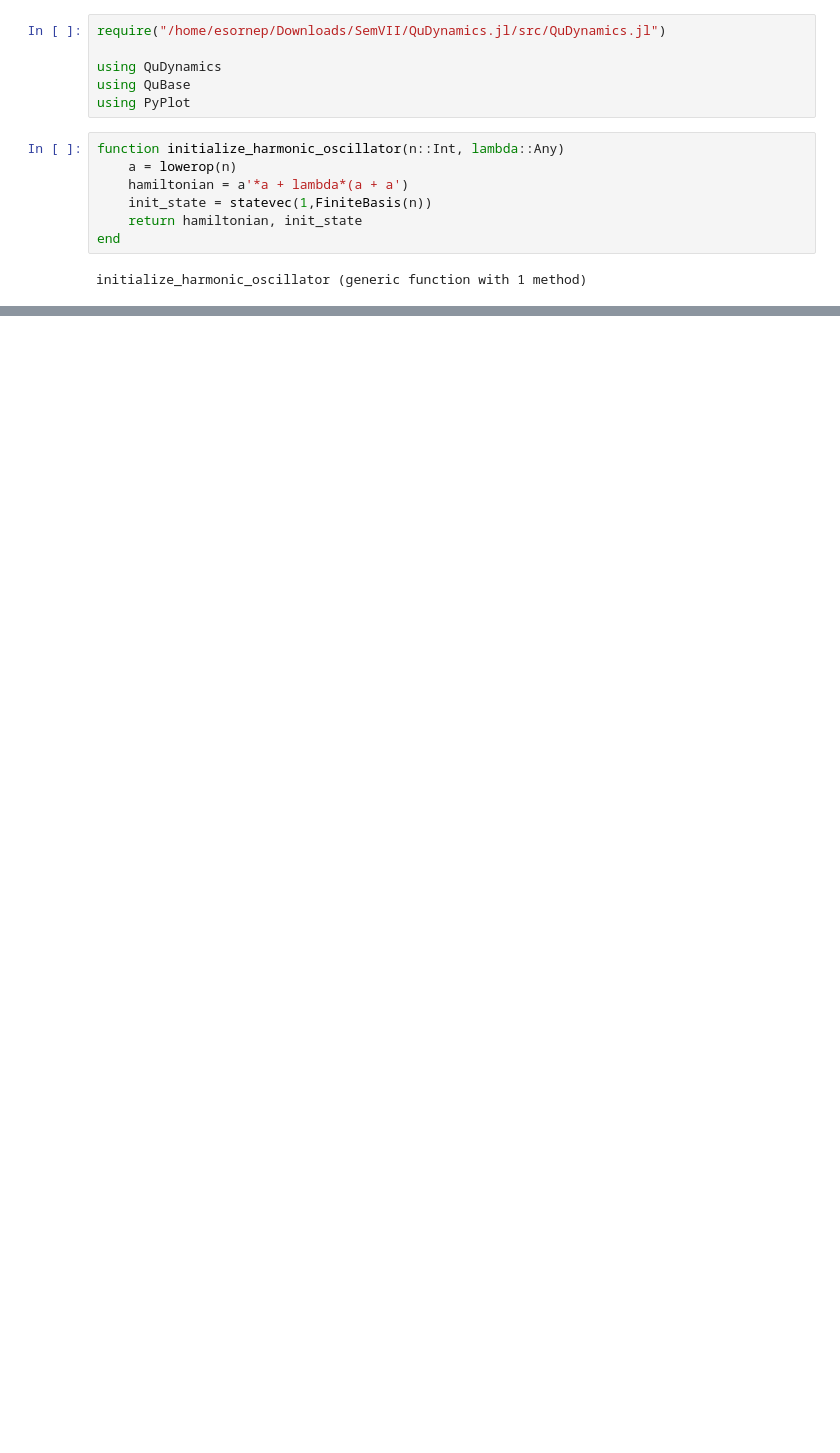
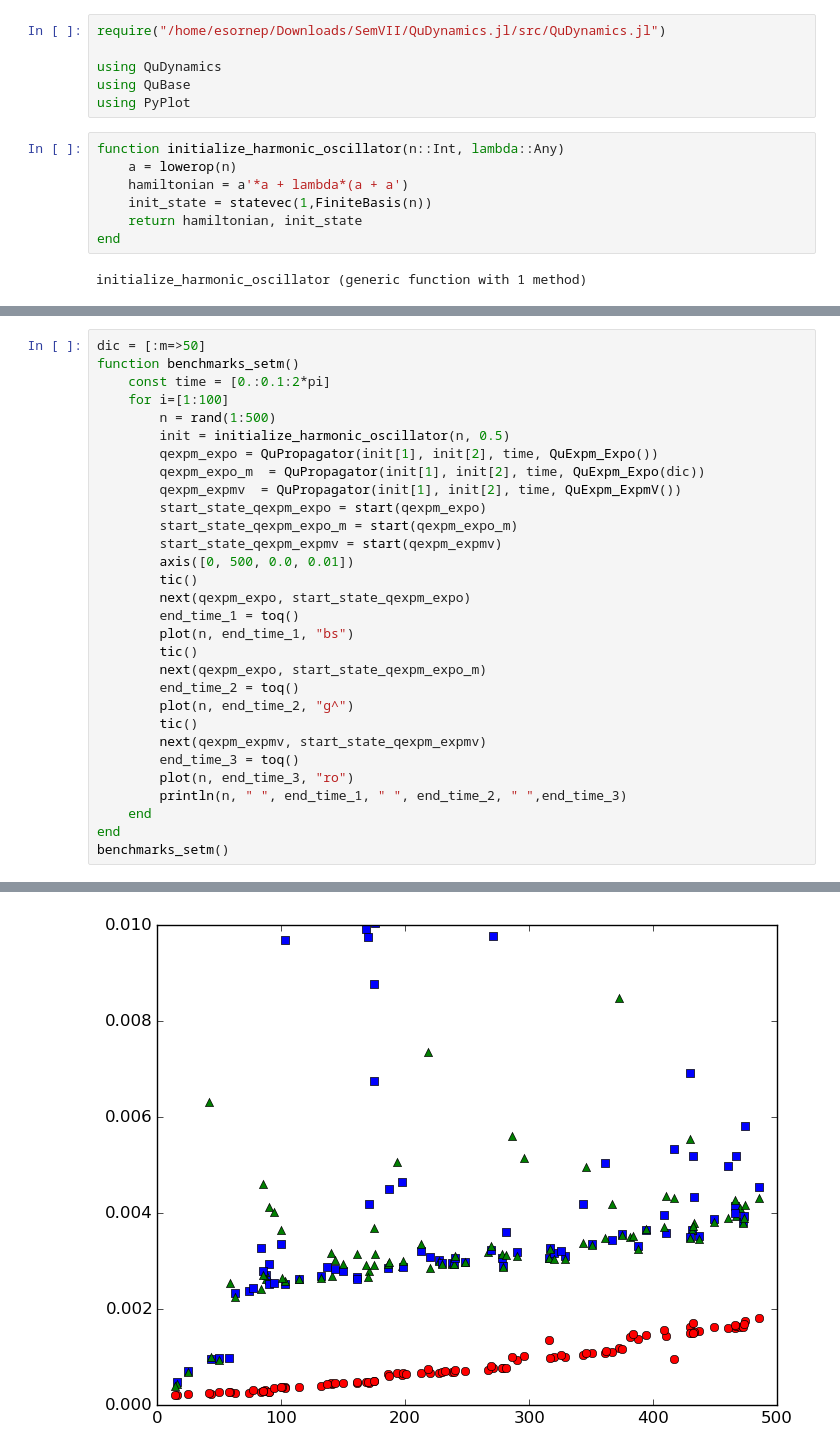
Before and after one commit to amitjamadagni/Notes-Notebooks, a Jupyter notebook: Notebooks/Timing analysis using different packages.ipynb, the cells around one changed output, grey strips where cells are left out. Drawn from its saved outputs; the diff is of its cells as text; blank space fills up the shorter version.

```diff
--- a/Notebooks/Timing analysis using different packages.ipynb
+++ b/Notebooks/Timing analysis using different packages.ipynb
@@ -57,0 +58,31 @@ benchmarks()
+# %%
+dic = [:m=>50]
+function benchmarks_setm()
+    const time = [0.:0.1:2*pi]
+    for i=[1:100]
+        n = rand(1:500)
+        init = initialize_harmonic_oscillator(n, 0.5)
+        qexpm_expo = QuPropagator(init[1], init[2], time, QuExpm_Expo())
+        qexpm_expo_m  = QuPropagator(init[1], init[2], time, QuExpm_Expo(dic))
+        qexpm_expmv  = QuPropagator(init[1], init[2], time, QuExpm_ExpmV())
+        start_state_qexpm_expo = start(qexpm_expo)
+        start_state_qexpm_expo_m = start(qexpm_expo_m)
+        start_state_qexpm_expmv = start(qexpm_expmv)
+        axis([0, 500, 0.0, 0.01])
+        tic()
+        next(qexpm_expo, start_state_qexpm_expo)
+        end_time_1 = toq()
+        plot(n, end_time_1, "bs")
+        tic()
+        next(qexpm_expo, start_state_qexpm_expo_m)
+        end_time_2 = toq()
+        plot(n, end_time_2, "g^")
+        tic()
+        next(qexpm_expmv, start_state_qexpm_expmv)
+        end_time_3 = toq()
+        plot(n, end_time_3, "ro")
+        println(n, " ", end_time_1, " ", end_time_2, " ",end_time_3)
+    end
+end
+benchmarks_setm()
+# %% [output]
@@ -57,0 +106 @@ benchmarks()
+[figure, added]
```
Also changed, not shown: parts of 2 cells of this notebook.
